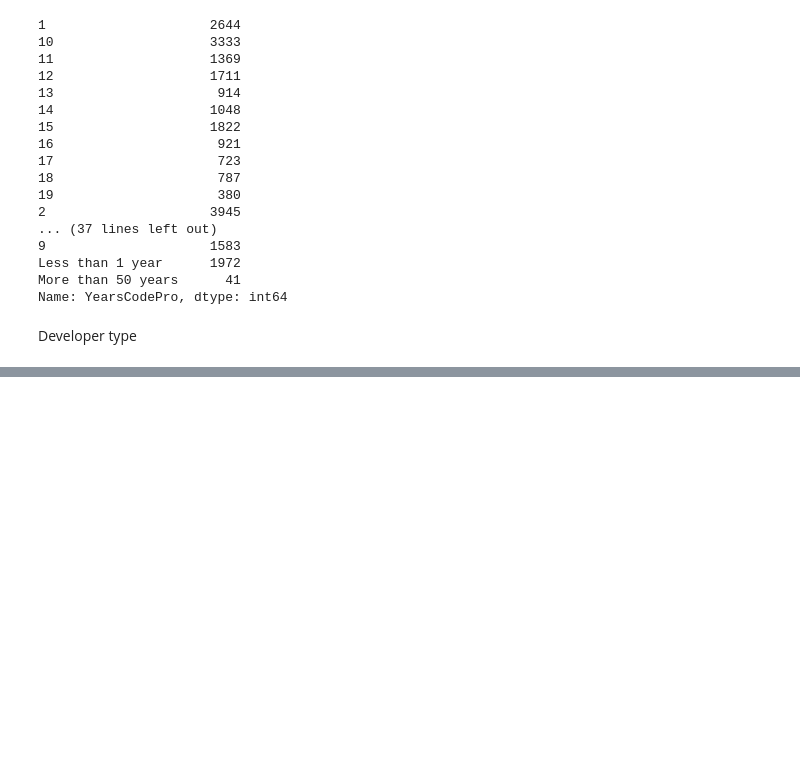
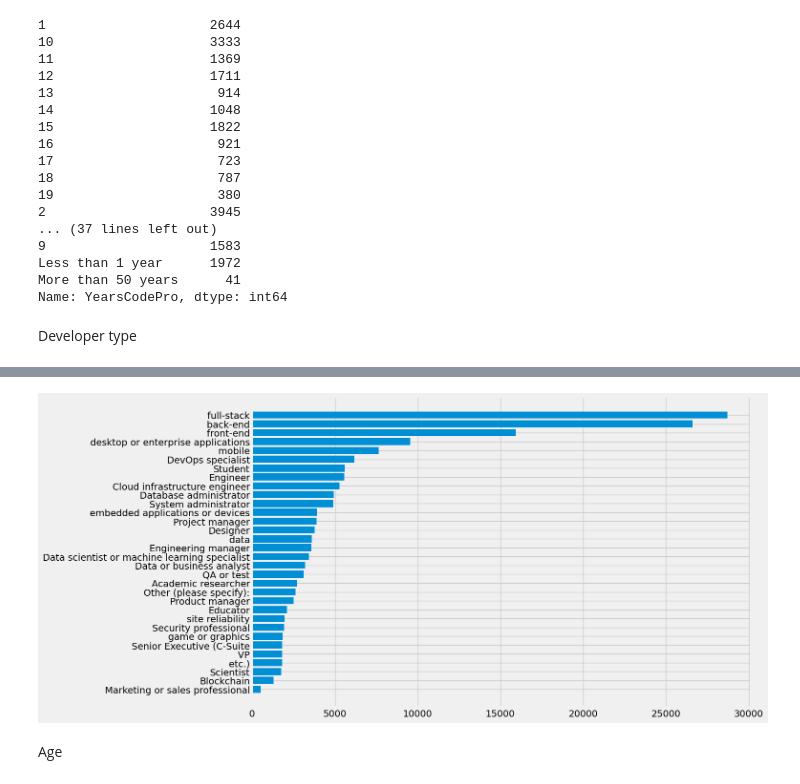
Before and after one commit to Alex-Polishchuk/Stack_overflow-data, a Jupyter notebook: python_data_vis.ipynb, the cells around one changed output, grey strips where cells are left out. Cells and saved outputs as stored; diff of their text form; code cells hidden in the pictures; blank space fills up the shorter version.

```diff
--- a/python_data_vis.ipynb
+++ b/python_data_vis.ipynb
@@ -248,0 +264,11 @@ Developer type
+# %%
+profession_sum = dict()
+
+for professions in df['DevType']:
+    try:
+        professions = professions.replace(';', ',')
+        profession = professions.split(',')
+        for x in profession:
+            profession_sum[x] = profession_sum.get(x, 0) + 1
+    except:
+        continue
@@ -248,0 +295,13 @@ Developer type
+# %%
+profession_final = pd.Series(profession_sum).sort_values()
+
+#Remove developer (everyone is a deverlop of some sort)
+profession_final.drop("Developer", inplace=True)
+# %%
+plt.figure(figsize=(12, 8))
+plt.barh(profession_final.index, profession_final.values)
+plt.show()
+# %% [output]
+[figure, added]
+# %% [markdown]
+Age
```
Also changed, not shown: parts of 13 cells of this notebook.
